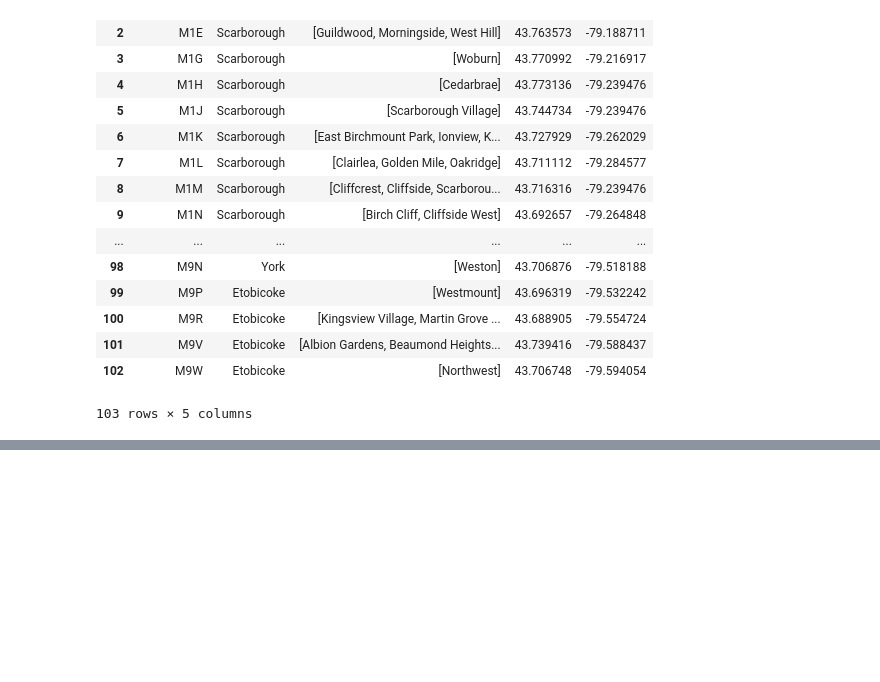
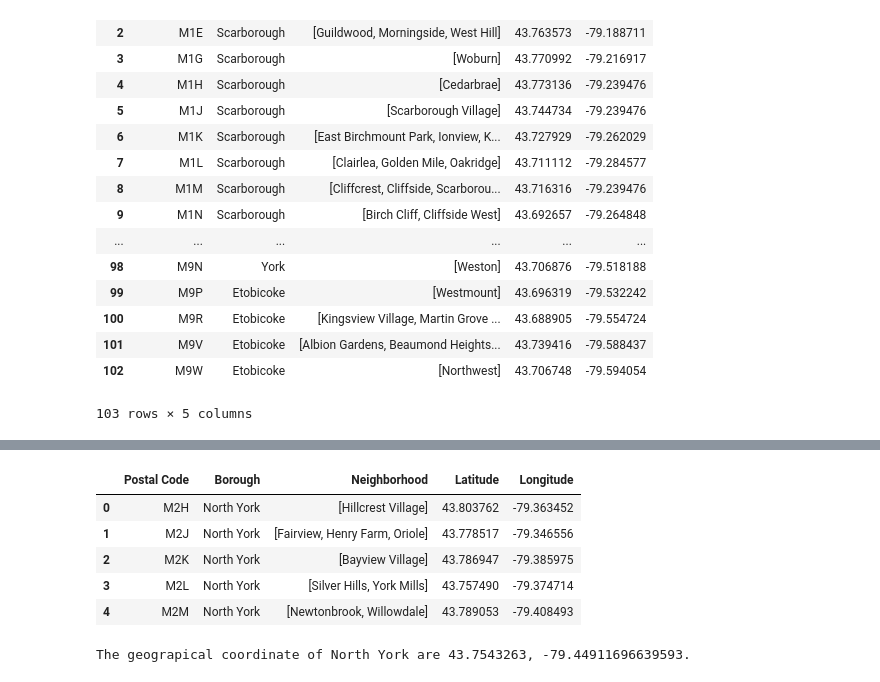
Before and after one commit to ivanephra/Coursera_Capston, a Jupyter notebook: Segmenting and clustering neighborhoods .ipynb, the cells around one changed output, grey strips where cells are left out. Cells and saved outputs as stored; diff of their text form; code cells hidden in the pictures; blank space fills up the shorter version.

```diff
--- a/Segmenting and clustering neighborhoods .ipynb
+++ b/Segmenting and clustering neighborhoods .ipynb
@@ -270,8 +265,8 @@ geo_data.head()
 | 4 | M1H | 43.773136 | -79.239476 |
 # %%
 #Combine dataset of df2 and geo_data
-df3 = pd.merge(df2, geo_data)
-df3
+df_n = pd.merge(df2, geo_data)
+df_n
 # %% [output]
 |  | Postal Code | Borough | Neighborhood | Latitude | Longitude |
 | 0 | M1B | Scarborough | [Rouge, Malvern] | 43.806686 | -79.194353 |
@@ -293,0 +325,22 @@ df3
+# %%
+#let's simplify the above map and segment and cluster only the neighborhoods of North York
+NorthYork_data = df_n[df_n['Borough'] == 'North York'].reset_index(drop=True)
+NorthYork_data.head()
+# %% [output]
+|  | Postal Code | Borough | Neighborhood | Latitude | Longitude |
+| 0 | M2H | North York | [Hillcrest Village] | 43.803762 | -79.363452 |
+| 1 | M2J | North York | [Fairview, Henry Farm, Oriole] | 43.778517 | -79.346556 |
+| 2 | M2K | North York | [Bayview Village] | 43.786947 | -79.385975 |
+| 3 | M2L | North York | [Silver Hills, York Mills] | 43.757490 | -79.374714 |
+| 4 | M2M | North York | [Newtonbrook, Willowdale] | 43.789053 | -79.408493 |
+# %%
+#Let's get the geographical coordinates of North York.
+address = 'North York'
+
+geolocator = Nominatim(user_agent="toronto_explorer")
+location = geolocator.geocode(address)
+latitude = location.latitude
+longitude = location.longitude
+print('The geograpical coordinate of North York are {}, {}.'.format(latitude, longitude))
+# %% [output]
+The geograpical coordinate of North York are 43.7543263, -79.44911696639593.
```
Also changed, not shown: parts of 11 cells of this notebook.
